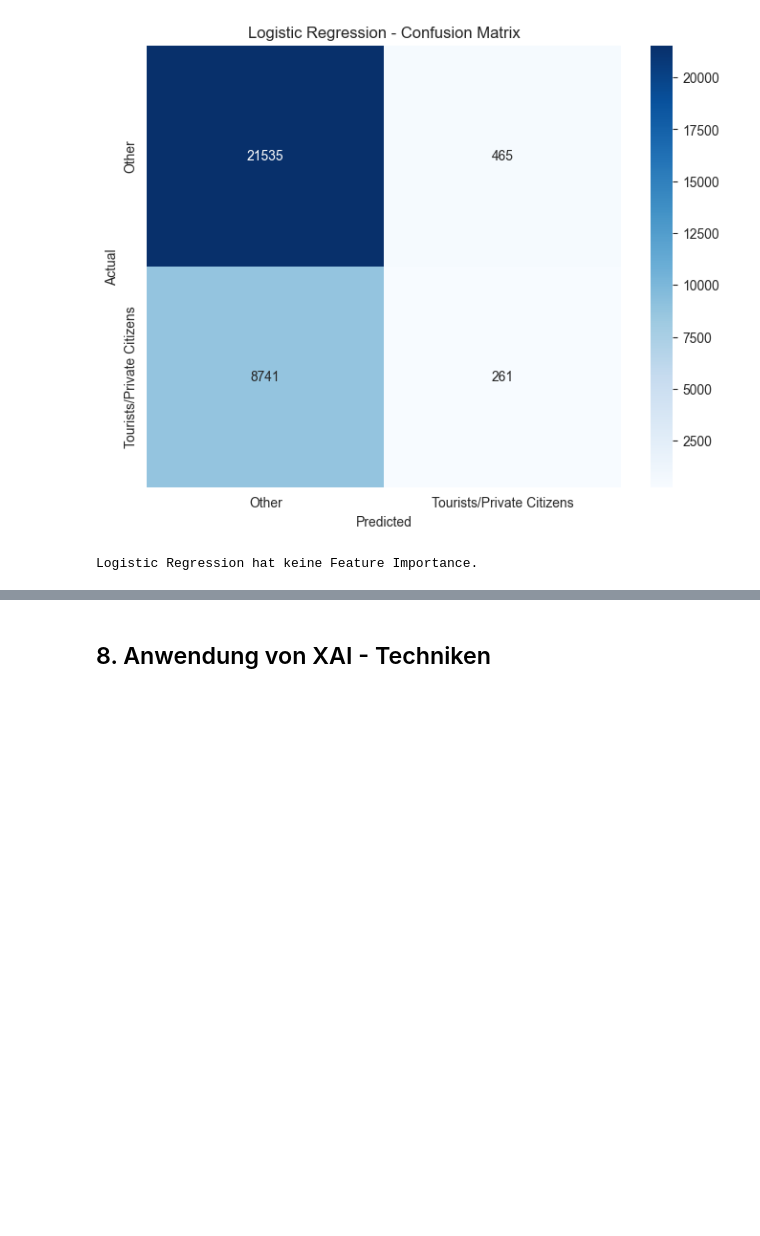
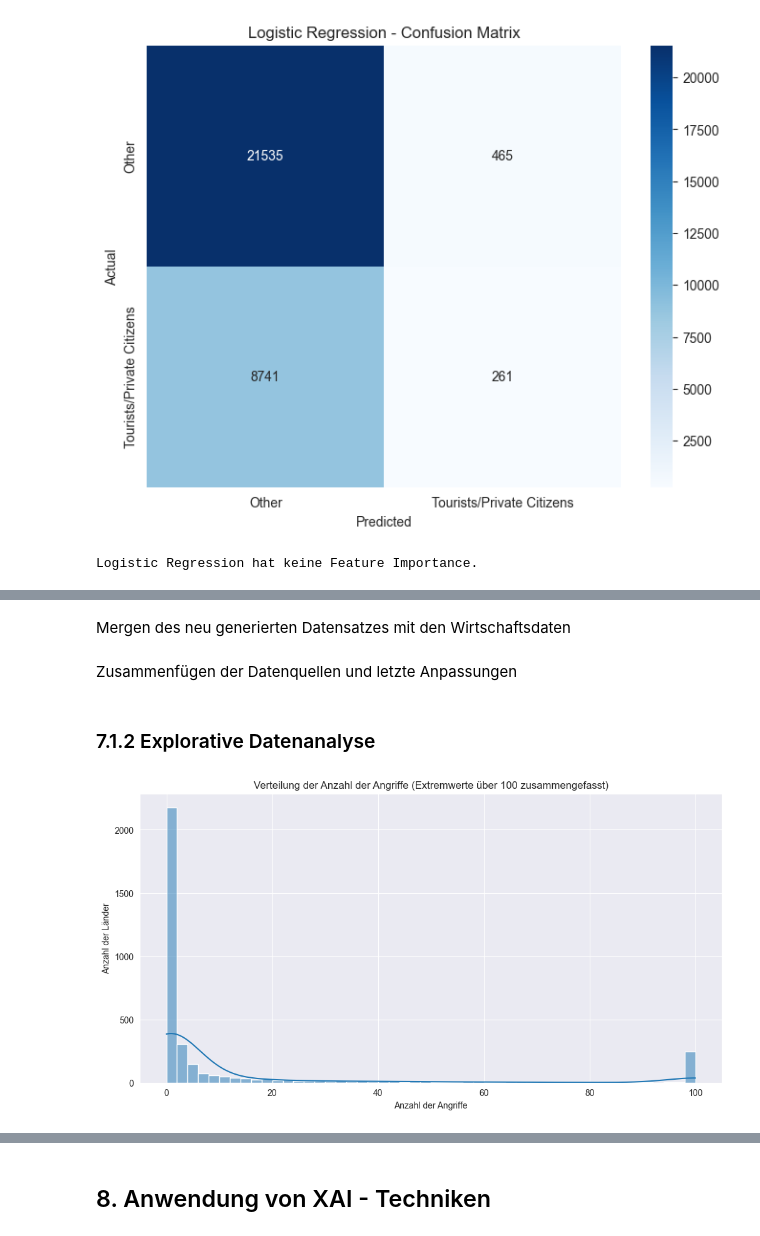
Before and after one commit to rieseflo/GTD, a Jupyter notebook: GTD.ipynb, the cells around one changed output, grey strips where cells are left out. Drawn from its saved outputs; the diff is of its cells as text; code cells hidden in the pictures; blank space fills up the shorter version.

```diff
--- a/GTD.ipynb
+++ b/GTD.ipynb
@@ -1169,0 +1190,9 @@ Logistic Regression hat keine Feature Importance.
+# %%
+# Originaldatenquelle
+df_attacks = pd.read_csv("data/globalterrorismdb_0522dist.csv", low_memory=False)
+# %%
+# Daten zu politischer Stabilität einlesen
+df_stability = pd.read_excel('data\API_PV.PER.RNK_DS2_en_excel_v2_10224.xlsx', sheet_name='Data', skiprows=3)
+# %%
+# Wirtschaftsdaten zu jedem Land und Jahr einlesen.
+df_gdp = pd.read_excel('data\P_Data_Extract_From_World_Development_Indicators.xlsx')
@@ -1169,0 +1284,2 @@ Logistic Regression hat keine Feature Importance.
+# %% [markdown]
+Mergen des neu generierten Datensatzes mit den Wirtschaftsdaten
@@ -1169,0 +1332,23 @@ Logistic Regression hat keine Feature Importance.
+# %% [markdown]
+Zusammenfügen der Datenquellen und letzte Anpassungen
+# %%
+df_attacks = pd.read_csv("data/globalterrorismdb_0522dist.csv", low_memory=False)
+df_merged, countries, years, country_mapping = createStabilityDf(df_attacks)
+df_merged = createEconomicDf(df_merged)
+# Zeilen ohne Anzahl der Angriffe mit 0 füllen
+df_merged['attack_count'] = df_merged['attack_count'].fillna(0)
+
+# Spalten iyera und country_txt löschen
+df_merged.drop(['iyear', 'country_txt'], axis=1, inplace=True)
+# %% [markdown]
+### 7.1.2 Explorative Datenanalyse
+# %%
+# Histogramm erstellen, Werte auf maximal 100 begrenzen
+plt.figure(figsize=(12, 6))
+sns.histplot(df_merged['attack_count'].clip(upper=100), bins=50, kde=True)
+plt.title('Verteilung der Anzahl der Angriffe (Extremwerte über 100 zusammengefasst)')
+plt.xlabel('Anzahl der Angriffe')
+plt.ylabel('Anzahl der Länder')
+plt.show()
+# %% [output]
+[figure, added]
```
Also changed, not shown: parts of 43 cells of this notebook.
